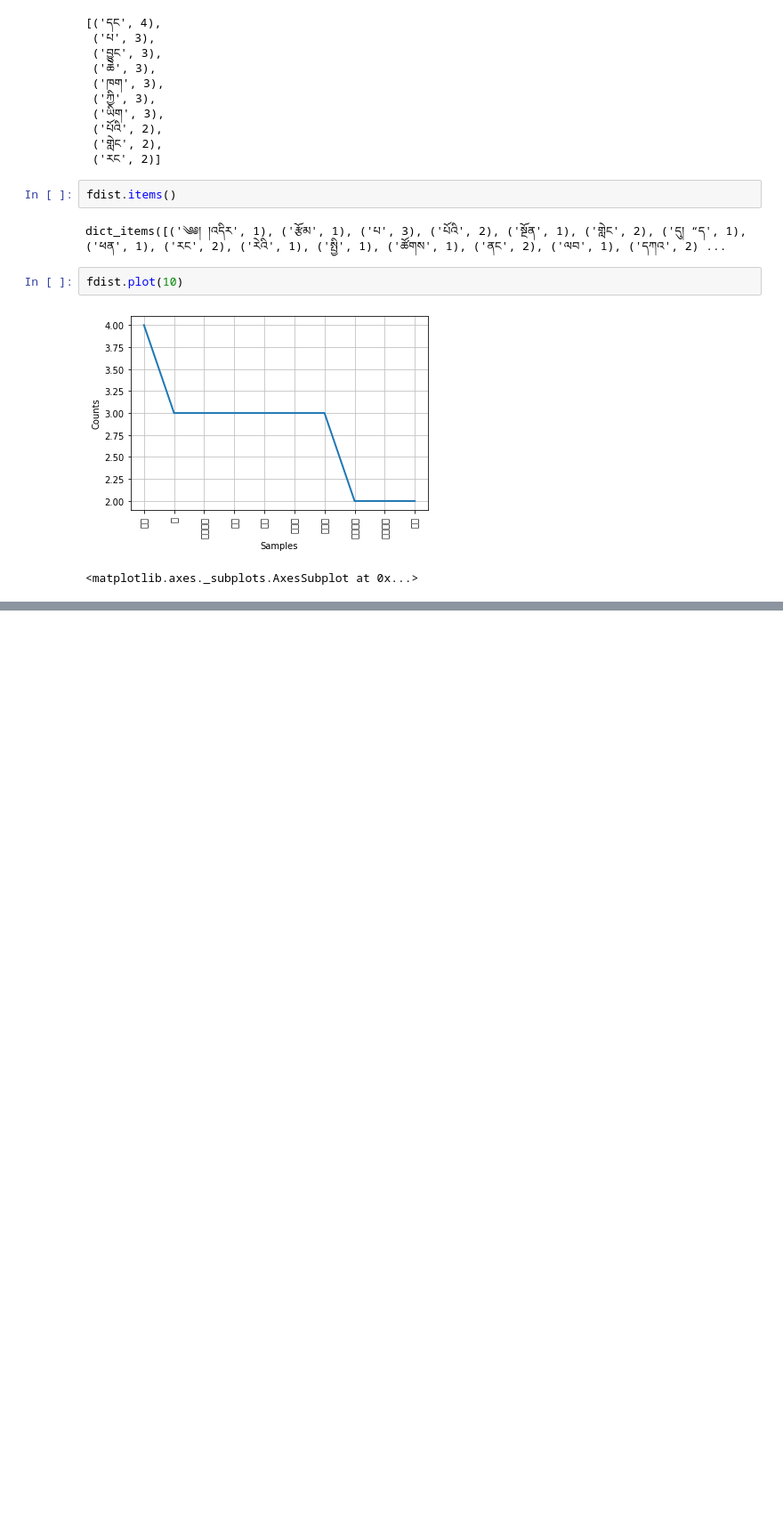
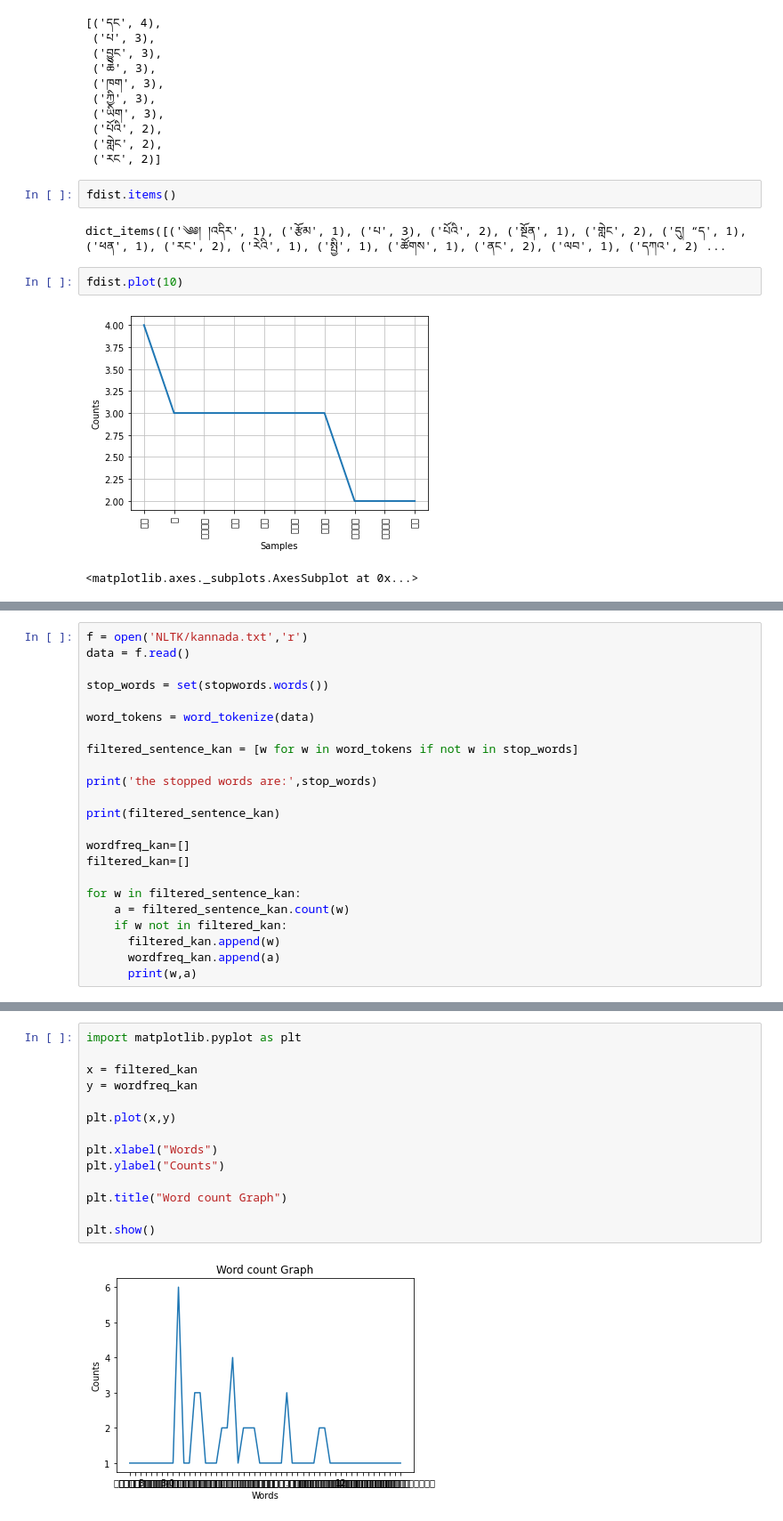
Before and after one commit to TenzinYangzom158/NLTK, a Jupyter notebook: NLP_Lab3.ipynb, the cells around one changed output, grey strips where cells are left out. Shown: that part at 89% size. Saved outputs shown, nothing was run; the diff lists cells and outputs as text; blank space fills up the shorter version.

```diff
--- a/NLP_Lab3.ipynb
+++ b/NLP_Lab3.ipynb
@@ -356,0 +362,23 @@ fdist.plot(10)
+# %%
+f = open('NLTK/kannada.txt','r')
+data = f.read()
+
+stop_words = set(stopwords.words())
+
+word_tokens = word_tokenize(data)
+
+filtered_sentence_kan = [w for w in word_tokens if not w in stop_words]
+
+print('the stopped words are:',stop_words)
+
+print(filtered_sentence_kan)
+
+wordfreq_kan=[]
+filtered_kan=[]
+
+for w in filtered_sentence_kan:
+    a = filtered_sentence_kan.count(w)
+    if w not in filtered_kan:
+      filtered_kan.append(w)
+      wordfreq_kan.append(a)
+      print(w,a)
@@ -356,0 +403,16 @@ fdist.plot(10)
+# %%
+import matplotlib.pyplot as plt
+
+x = filtered_kan
+y = wordfreq_kan
+
+plt.plot(x,y)
+
+plt.xlabel("Words")
+plt.ylabel("Counts")
+
+plt.title("Word count Graph")
+
+plt.show()
+# %% [output]
+[figure, added]
```
Also changed, not shown: parts of 5 cells of this notebook.
